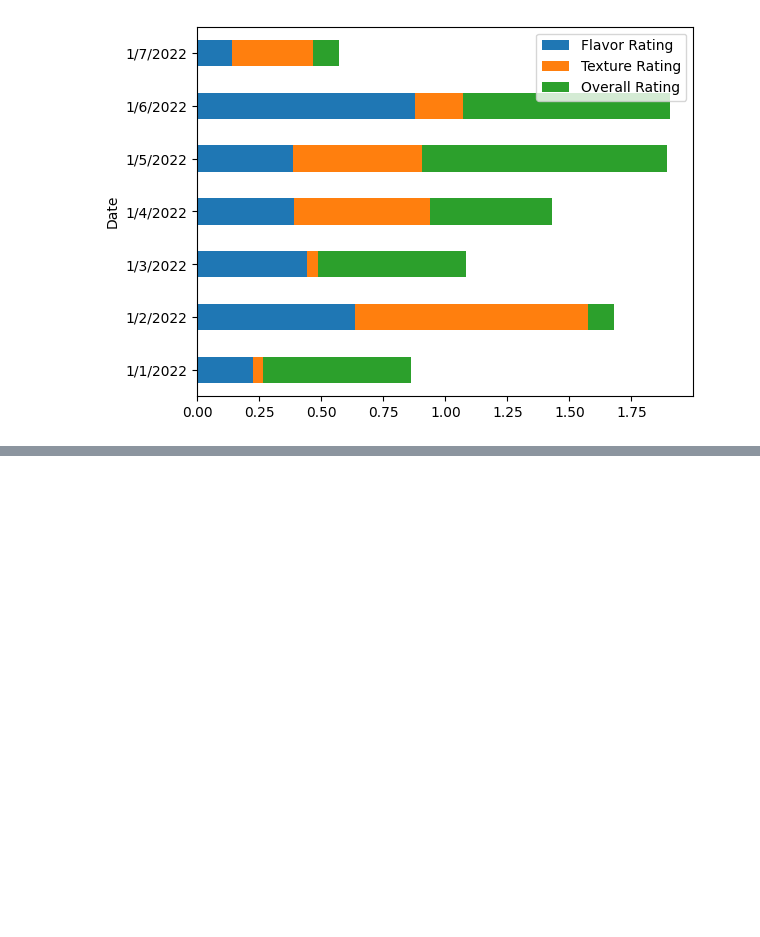
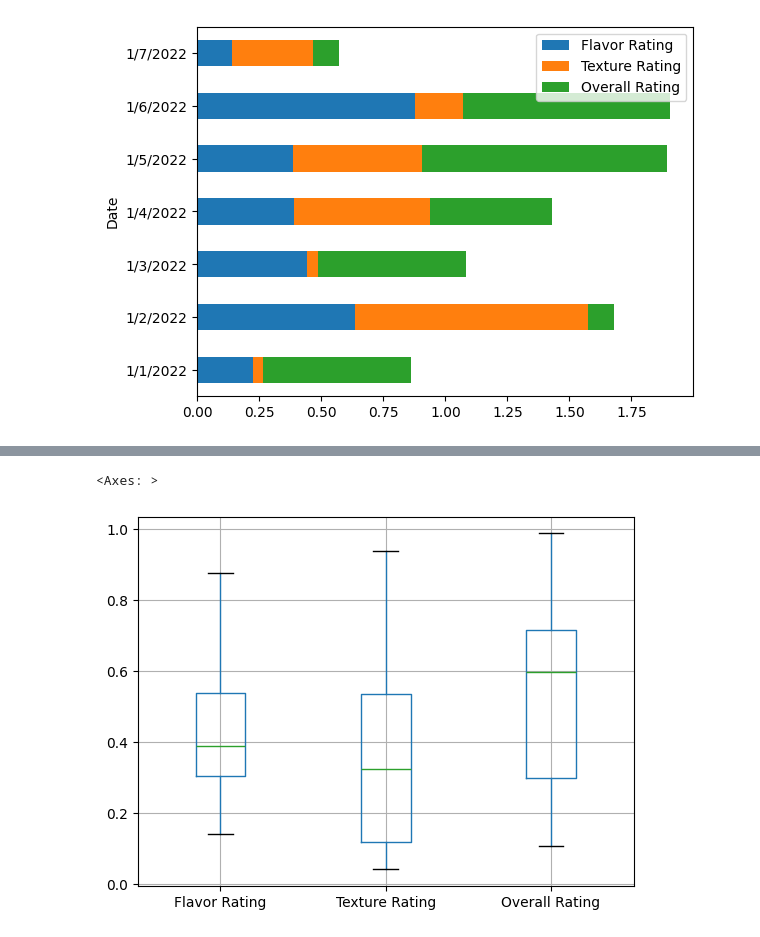
Before and after one commit to kazrkb/pandas-for-data-analytics, a Jupyter notebook: pandas visulaization.ipynb, the cells around one changed output, grey strips where cells are left out. Saved outputs shown, nothing was run; the diff lists cells and outputs as text; code cells hidden in the pictures; blank space fills up the shorter version.

```diff
--- a/pandas visulaization.ipynb
+++ b/pandas visulaization.ipynb
@@ -40,0 +51,5 @@ df.plot.barh(stacked=True)
+# %%
+df.boxplot()
+# %% [output]
+<Axes: >
+[figure, added]
```
Also changed, not shown: parts of 4 cells of this notebook.
